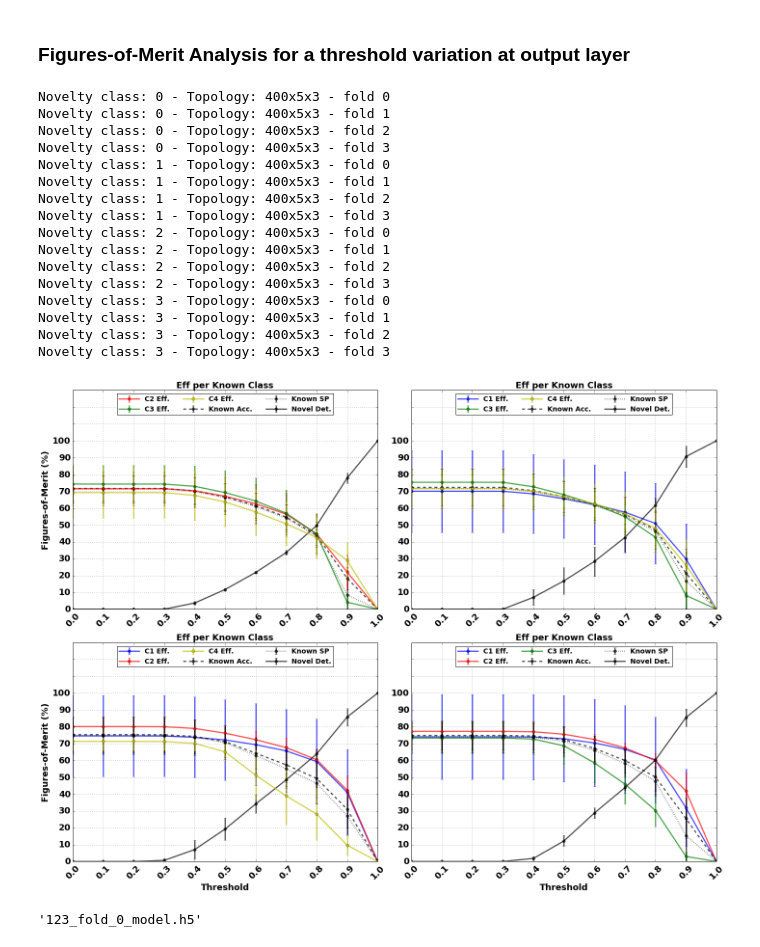
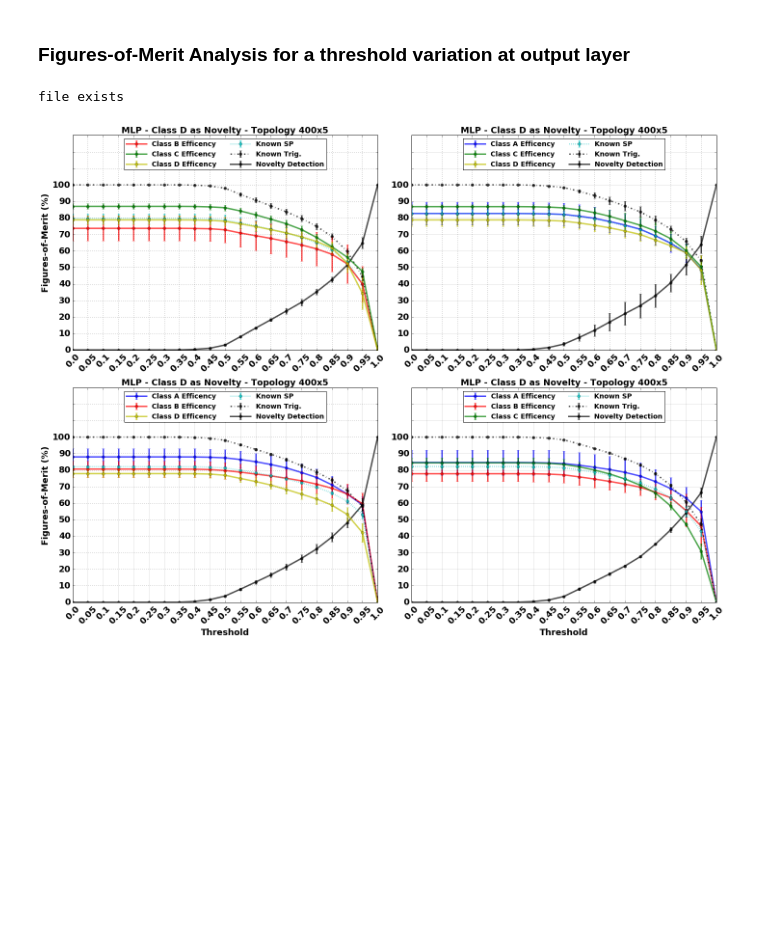
Before and after one commit to natmourajr/SonarAnalysis, a Jupyter notebook: Packages/NoveltyDetection/NeuralNetwork/NeuralNetwork_Novelty_Detection_Analysis.ipynb, the cells around one changed output. Saved outputs shown, nothing was run; the diff lists cells and outputs as text; code cells hidden in the pictures; blank space fills up the shorter version.

```diff
--- a/Packages/NoveltyDetection/NeuralNetwork/NeuralNetwork_Novelty_Detection_Analysis.ipynb
+++ b/Packages/NoveltyDetection/NeuralNetwork/NeuralNetwork_Novelty_Detection_Analysis.ipynb
@@ -269,5 +281,12 @@ for inovelty in range(len(analysis.class_labels)):
     ax.grid()
     ax.legend()
     plt.tight_layout()
-plt.show()
+    #Save the figure
+    neurons_str = models[inovelty].get_neurons_str(trn_data[inovelty],hidden_neurons=hidden_neurons)
+    file_name = os.path.join(analysis.pictures_output_folder, analysis_name+"_{}_novelty_{}_neurons.png".format(inovelty,neurons_str))
+    plt.savefig(file_name, format="png")
+    try:
+        my_bot.sendMessage(imgPath=file_name)
+    except Exception as e:
+        print("Error when sending the image to the bot. Error: {}".format(str(e)))
 # %% [output]
@@ -316,8 +335,8 @@ layer = 1
 
 # Choose neurons topology
 hidden_neurons = [5]
-
-analysis_name = 'figures_of_merit_%i_layer_keras_class_weights'%(layer)
+neurons_str = models[inovelty].get_neurons_str(trn_data[0],hidden_neurons=hidden_neurons)
+analysis_name = 'figures_of_merit_{}_layer_{}_neurons'.format(layer,neurons_str)
 analysis_file = os.path.join(analysis.getBaseResultsPath(), "AnalysisFiles", analysis_name + ".jbl")
 
 verbose = True
@@ -335,7 +354,7 @@ figsize = (20,15)
 
 
 if not os.path.exists(analysis_file):
-    thr_mat = np.round(np.arange(0.0,1.1,0.1),3)
+    thr_mat = np.round(np.arange(0.0,1.05,0.05),3)
     thr_mat[thr_mat>-0.1] = abs(thr_mat[thr_mat>-0.1])
     n_folds = analysis.parameters["HyperParameters"]["n_folds"]
     class_eff_mat = np.zeros([n_folds,len(np.unique(all_trgt)),len(np.unique(all_trgt)),len(thr_mat)])
@@ -404,69 +423,58 @@ for inovelty, novelty_class in enumerate(np.unique(all_trgt)):
             #a = 0
             ax.errorbar(thr_mat,np.mean(novelty_eff_mat[:,int(novelty_class),:],axis=0),
                         np.std(novelty_eff_mat[:,int(novelty_class),:],axis=0),fmt='o-',
-                        color='k',alpha=0.7,linewidth=2.5,
-                        label='Novel Det.')
-            ax.errorbar(thr_mat,np.mean(known_acc_mat[:,int(novelty_class),:],axis=0),
-                        np.std(known_acc_mat[:,int(novelty_class),:],axis=0),fmt='o--',
-                        color='k',alpha=0.7,linewidth=2.5,
-                        label='Known Acc.')
+                        color='k',alpha=0.7,linewidth=3,
+                        label='Novelty Detection')
+#             ax.errorbar(thr_mat,np.mean(known_acc_mat[:,int(novelty_class),:],axis=0),
+#                         np.std(known_acc_mat[:,int(novelty_class),:],axis=0),fmt='o--',
+#                         color='m',alpha=0.7,linewidth=3,
+#                         label='Known Accuracy')
             ax.errorbar(thr_mat,np.mean(known_sp_mat[:,int(novelty_class),:],axis=0),
                         np.std(known_sp_mat[:,int(novelty_class),:],axis=0),fmt='o:',
-                        color='k',alpha=0.7,linewidth=2.5,
+                        color='c',alpha=0.7,linewidth=3,
                         label='Known SP')
-#             ax.errorbar(thr_mat,np.mean(known_trig_mat[:,int(novelty_class),:],axis=0),
-#                         np.std(known_trig_mat[:,int(novelty_class),:],axis=0),fmt='o-.',
-#                         color='k',alpha=0.7,linewidth=2.5,
-#                         label='Known Trig.')
+            ax.errorbar(thr_mat,np.mean(known_trig_mat[:,int(novelty_class),:],axis=0),
+                        np.std(known_trig_mat[:,int(novelty_class),:],axis=0),fmt='o-.',
+                        color='k',alpha=0.7,linewidth=3,
+                        label='Known Trig.')
         else:
             ax.errorbar(thr_mat,np.mean(class_eff_mat[:,int(novelty_class),int(m_class),:],axis=0),
                         np.std(class_eff_mat[:,int(novelty_class),int(m_class),:],axis=0),fmt='o-',
-                        color=m_colors[int(m_class)],alpha=0.7,linewidth=2.5,
-                       label='C%i Eff.'%(int(m_class)+1))
+                        color=m_colors[int(m_class)],alpha=0.7,linewidth=3,
+                       label='Class {} Efficency'.format(analysis.getClassLabels()[iclass]))
     ax.set_xticks(thr_mat)
     ax.set_xticklabels(thr_mat,rotation=45, fontsize=18)
-    ax.set_title('Eff per Known Class',fontsize=18,weight='bold')
+    ax.set_title('MLP - Class {} as Novelty - Topology {}'.format(analysis.getClassLabels()[iclass], neurons_str),fontsize=18,weight='bold')
     ax.set_xlim([np.min(thr_mat), np.max(thr_mat)])
 
     ax.set_ylim([0.0, 1.3])
     y_ticks = np.arange(0.0,1.3,0.1)
     ax.set_yticks(y_ticks)
     y_tick_labels = 100*y_ticks[y_ticks<=1.0]
     y_tick_labels = y_tick_labels.astype(int)
     ax.set_yticklabels(y_tick_labels,fontsize=18)
 
     ax.grid()
 
     if inovelty > 1:
         ax.set_xlabel('Threshold',fontsize=18,weight='bold')
     if inovelty == 0 or inovelty == 2:
         ax.set_ylabel('Figures-of-Merit (%)',fontsize=18,weight='bold')
 
     handles, labels = ax.get_legend_handles_labels()
     # sort both labels and handles by labels
     labels, handles = zip(*sorted(zip(labels, handles), key=lambda t: t[0]))
-    ax.legend(handles, labels, ncol=3, loc='upper center')
+    ax.legend(handles, labels, ncol=2, loc='upper center')
 
     plt.tight_layout()
+
+ #Save the figure
+file_name = os.path.join(analysis.pictures_output_folder, analysis_name+"_{}_novelty_{}_neurons.png".format(inovelty,neurons_str))
+plt.savefig(file_name, format="png")
+try:
+    my_bot.sendMessage(imgPath=file_name)
+except Exception as e:
+    print("Error when sending the image to the bot. Error: {}".format(str(e)))
 # %% [output]
-Novelty class: 0 - Topology: 400x5x3 - fold 0
-Novelty class: 0 - Topology: 400x5x3 - fold 1
-Novelty class: 0 - Topology: 400x5x3 - fold 2
-Novelty class: 0 - Topology: 400x5x3 - fold 3
-Novelty class: 1 - Topology: 400x5x3 - fold 0
-Novelty class: 1 - Topology: 400x5x3 - fold 1
-Novelty class: 1 - Topology: 400x5x3 - fold 2
-Novelty class: 1 - Topology: 400x5x3 - fold 3
-Novelty class: 2 - Topology: 400x5x3 - fold 0
-Novelty class: 2 - Topology: 400x5x3 - fold 1
-Novelty class: 2 - Topology: 400x5x3 - fold 2
-Novelty class: 2 - Topology: 400x5x3 - fold 3
-Novelty class: 3 - Topology: 400x5x3 - fold 0
-Novelty class: 3 - Topology: 400x5x3 - fold 1
-Novelty class: 3 - Topology: 400x5x3 - fold 2
-Novelty class: 3 - Topology: 400x5x3 - fold 3
+file exists
-[figure, old version]
+[figure, new version]
-# %%
-'{}_fold_{:d}_model.h5'.format(123, 0)
-# %% [output]
-'123_fold_0_model.h5'
```
Also changed, not shown: parts of 6 cells of this notebook, 13 other files.
